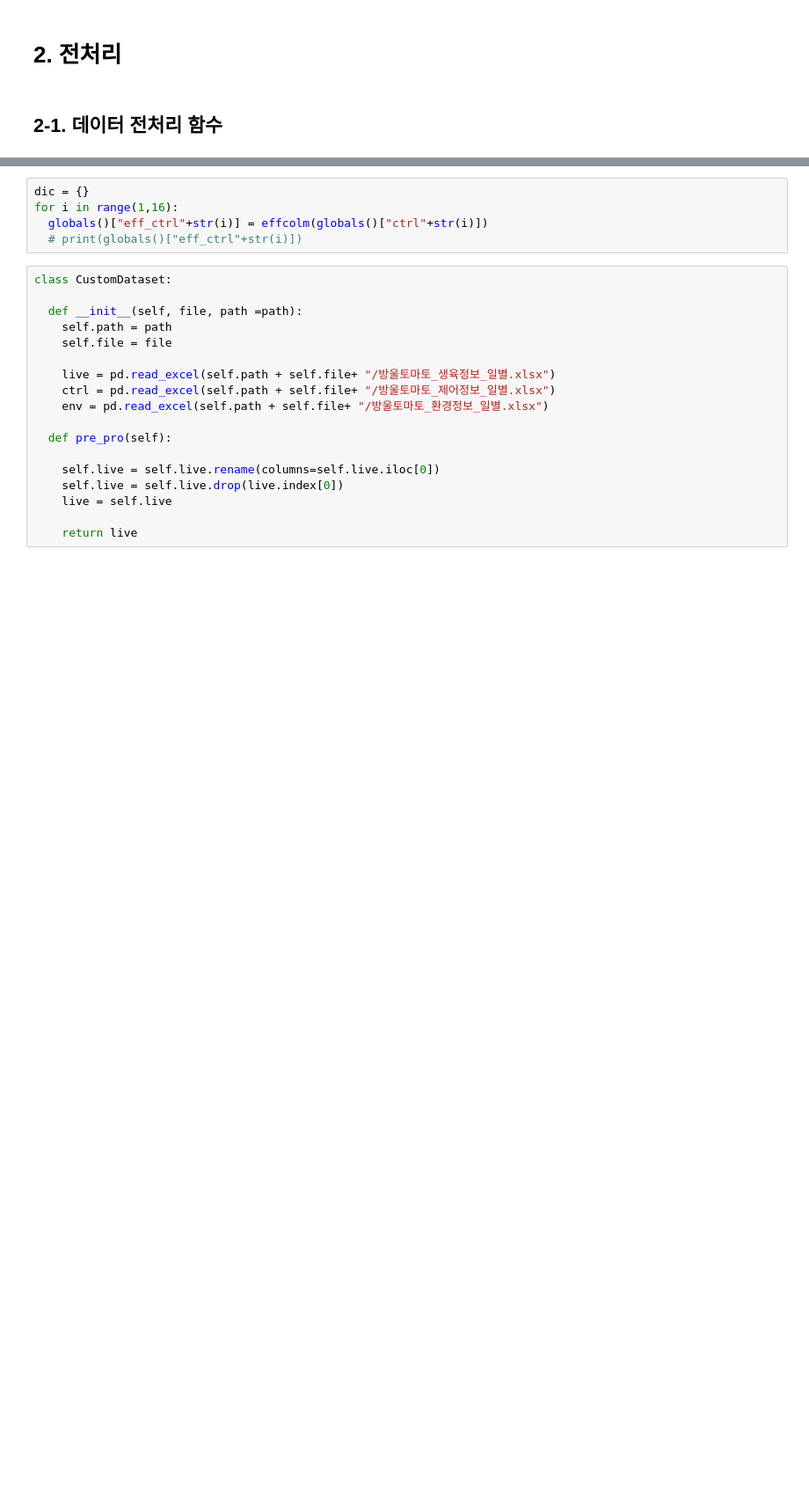
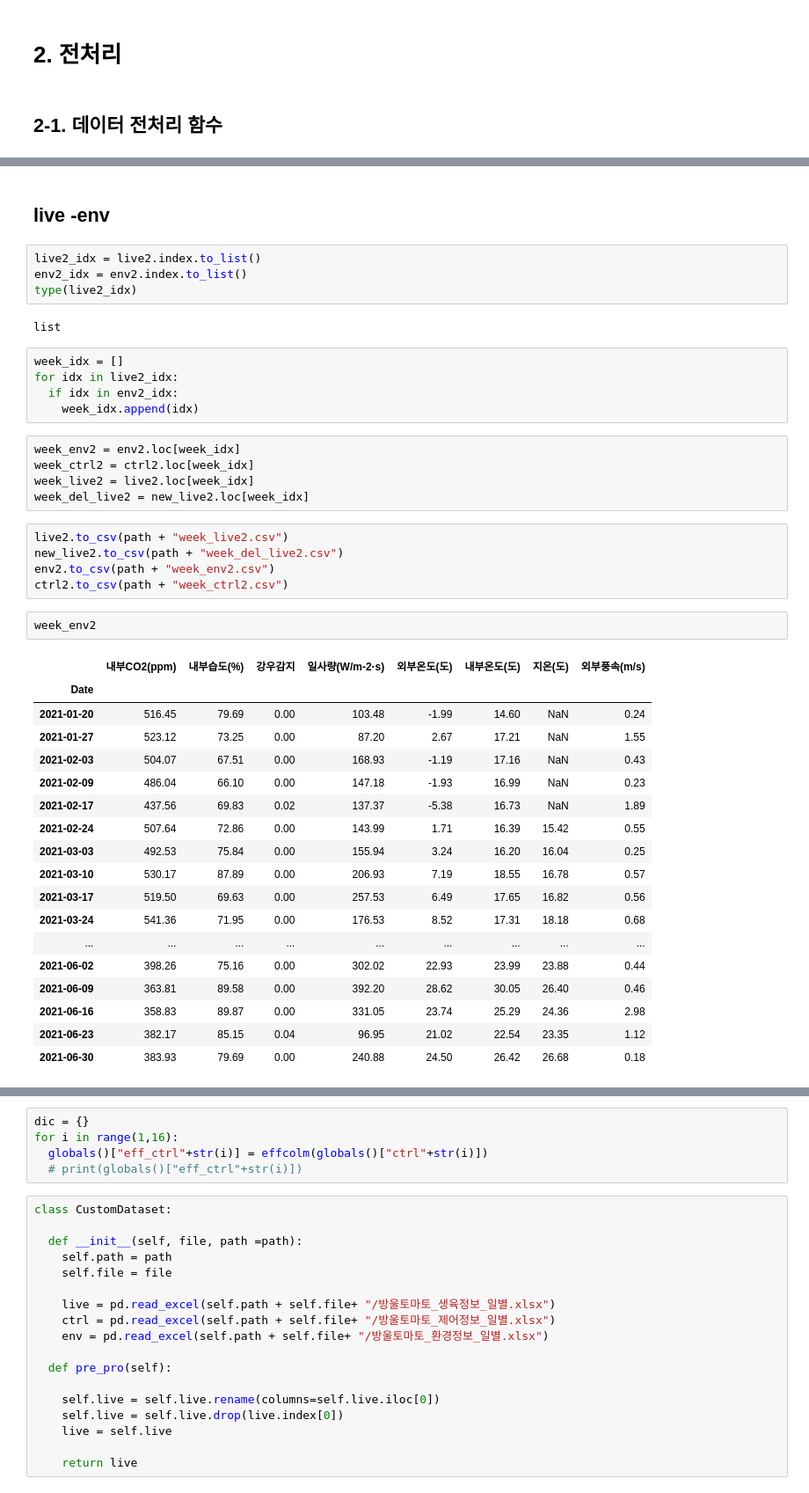
Before and after one commit to sexymonster/Projects, a Jupyter notebook: TeamProject/TomatoDataCustom.ipynb, the cells around one changed output, grey strips where cells are left out. Shown: that part at 88% size. Cells and saved outputs as stored; diff of their text form; blank space fills up the shorter version.

```diff
--- a/TeamProject/TomatoDataCustom.ipynb
+++ b/TeamProject/TomatoDataCustom.ipynb
@@ -310,0 +490,44 @@ plt.show()
+# %% [markdown]
+## live -env
+# %%
+live2_idx = live2.index.to_list()
+env2_idx = env2.index.to_list()
+type(live2_idx)
+# %% [output]
+list
+# %%
+week_idx = []
+for idx in live2_idx:
+  if idx in env2_idx:
+    week_idx.append(idx)
+# %%
+week_env2 = env2.loc[week_idx]
+week_ctrl2 = ctrl2.loc[week_idx]
+week_live2 = live2.loc[week_idx]
+week_del_live2 = new_live2.loc[week_idx]
+# %%
+live2.to_csv(path + "week_live2.csv")
+new_live2.to_csv(path + "week_del_live2.csv")
+env2.to_csv(path + "week_env2.csv")
+ctrl2.to_csv(path + "week_ctrl2.csv")
+# %%
+week_env2
+# %% [output]
+|  | 내부CO2(ppm) | 내부습도(%) | 강우감지 | 일사량(W/m-2·s) | 외부온도(도) | 내부온도(도) | 지온(도) | 외부풍속(m/s) |
+| Date |  |  |  |  |  |  |  |  |
+| 2021-01-20 | 516.45 | 79.69 | 0.00 | 103.48 | -1.99 | 14.60 | NaN | 0.24 |
+| 2021-01-27 | 523.12 | 73.25 | 0.00 | 87.20 | 2.67 | 17.21 | NaN | 1.55 |
+| 2021-02-03 | 504.07 | 67.51 | 0.00 | 168.93 | -1.19 | 17.16 | NaN | 0.43 |
+| 2021-02-09 | 486.04 | 66.10 | 0.00 | 147.18 | -1.93 | 16.99 | NaN | 0.23 |
+| 2021-02-17 | 437.56 | 69.83 | 0.02 | 137.37 | -5.38 | 16.73 | NaN | 1.89 |
+| 2021-02-24 | 507.64 | 72.86 | 0.00 | 143.99 | 1.71 | 16.39 | 15.42 | 0.55 |
+| 2021-03-03 | 492.53 | 75.84 | 0.00 | 155.94 | 3.24 | 16.20 | 16.04 | 0.25 |
+| 2021-03-10 | 530.17 | 87.89 | 0.00 | 206.93 | 7.19 | 18.55 | 16.78 | 0.57 |
+| 2021-03-17 | 519.50 | 69.63 | 0.00 | 257.53 | 6.49 | 17.65 | 16.82 | 0.56 |
+| 2021-03-24 | 541.36 | 71.95 | 0.00 | 176.53 | 8.52 | 17.31 | 18.18 | 0.68 |
+| ... | ... | ... | ... | ... | ... | ... | ... | ... |
+| 2021-06-02 | 398.26 | 75.16 | 0.00 | 302.02 | 22.93 | 23.99 | 23.88 | 0.44 |
+| 2021-06-09 | 363.81 | 89.58 | 0.00 | 392.20 | 28.62 | 30.05 | 26.40 | 0.46 |
+| 2021-06-16 | 358.83 | 89.87 | 0.00 | 331.05 | 23.74 | 25.29 | 24.36 | 2.98 |
+| 2021-06-23 | 382.17 | 85.15 | 0.04 | 96.95 | 21.02 | 22.54 | 23.35 | 1.12 |
+| 2021-06-30 | 383.93 | 79.69 | 0.00 | 240.88 | 24.50 | 26.42 | 26.68 | 0.18 |
```
Also changed, not shown: parts of 67 cells of this notebook.
